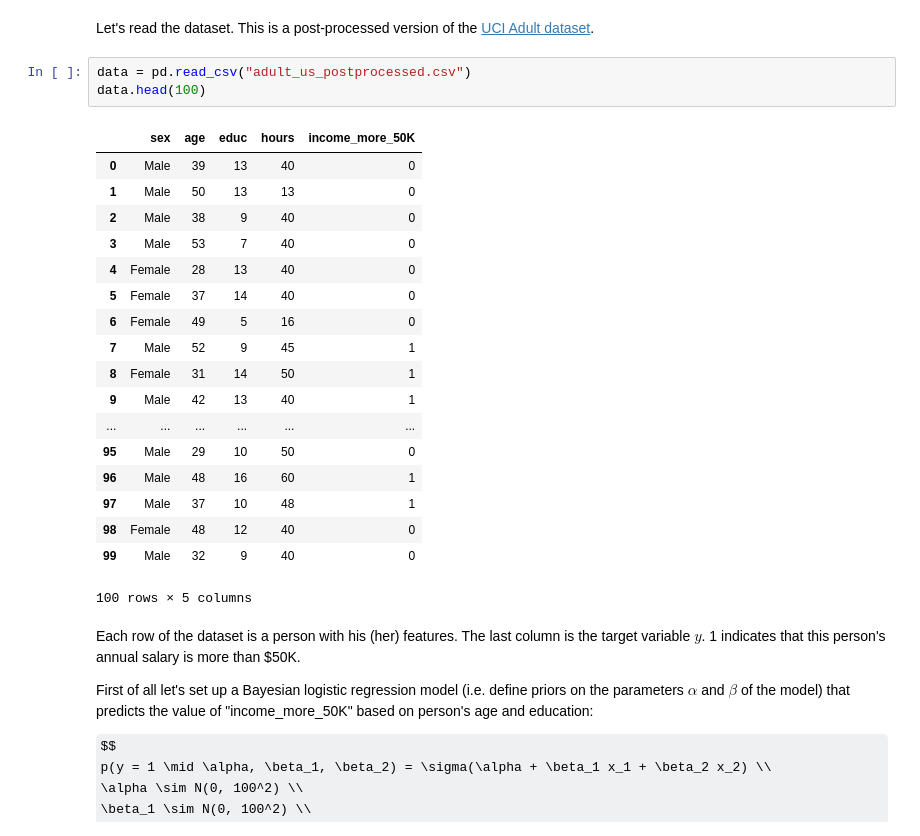
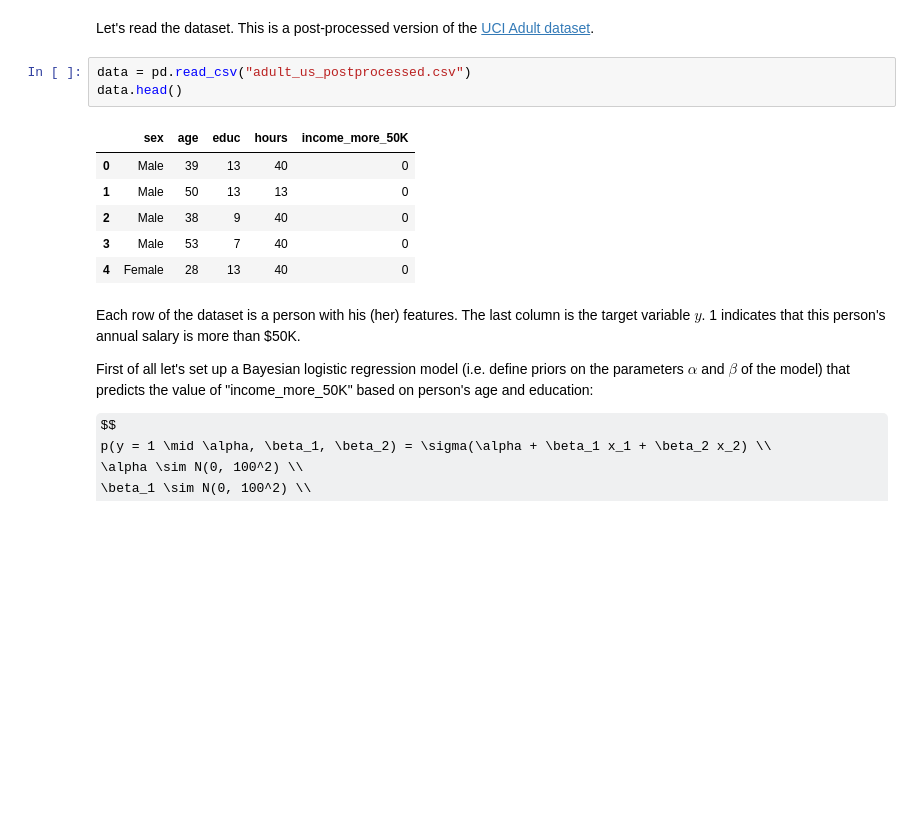
Before and after one commit to Nabarun21/bayesian-methods-for-ml, a Jupyter notebook: Week 4/Programming assignment/Week4. Practical Assignment. MCMC.ipynb, the cells around one changed output. Drawn from its saved outputs; the diff is of its cells as text; some formulas as TeX source; blank space fills up the shorter version.

```diff
--- a/Week 4/Programming assignment/Week4. Practical Assignment. MCMC.ipynb
+++ b/Week 4/Programming assignment/Week4. Practical Assignment. MCMC.ipynb
@@ -184,26 +186,14 @@ Lets for simplicity focus on the posterior on the parameters $p(\beta_1 \mid X_{
 Let's read the dataset. This is a post-processed version of the [UCI Adult dataset](http://archive.ics.uci.edu/ml/datasets/Adult).
 # %%
 data = pd.read_csv("adult_us_postprocessed.csv")
-data.head(100)
+data.head()
 # %% [output]
 |  | sex | age | educ | hours | income_more_50K |
 | 0 | Male | 39 | 13 | 40 | 0 |
 | 1 | Male | 50 | 13 | 13 | 0 |
 | 2 | Male | 38 | 9 | 40 | 0 |
 | 3 | Male | 53 | 7 | 40 | 0 |
 | 4 | Female | 28 | 13 | 40 | 0 |
-| 5 | Female | 37 | 14 | 40 | 0 |
-| 6 | Female | 49 | 5 | 16 | 0 |
-| 7 | Male | 52 | 9 | 45 | 1 |
-| 8 | Female | 31 | 14 | 50 | 1 |
-| 9 | Male | 42 | 13 | 40 | 1 |
-| ... | ... | ... | ... | ... | ... |
-| 95 | Male | 29 | 10 | 50 | 0 |
-| 96 | Male | 48 | 16 | 60 | 1 |
-| 97 | Male | 37 | 10 | 48 | 1 |
-| 98 | Female | 48 | 12 | 40 | 0 |
-| 99 | Male | 32 | 9 | 40 | 0 |
-100 rows × 5 columns
 # %% [markdown]
 Each row of the dataset is a person with his (her) features. The last column is the target variable $y$. 1 indicates that this person's annual salary is more than $50K.
 
```
Also changed, not shown: parts of 16 cells of this notebook.
